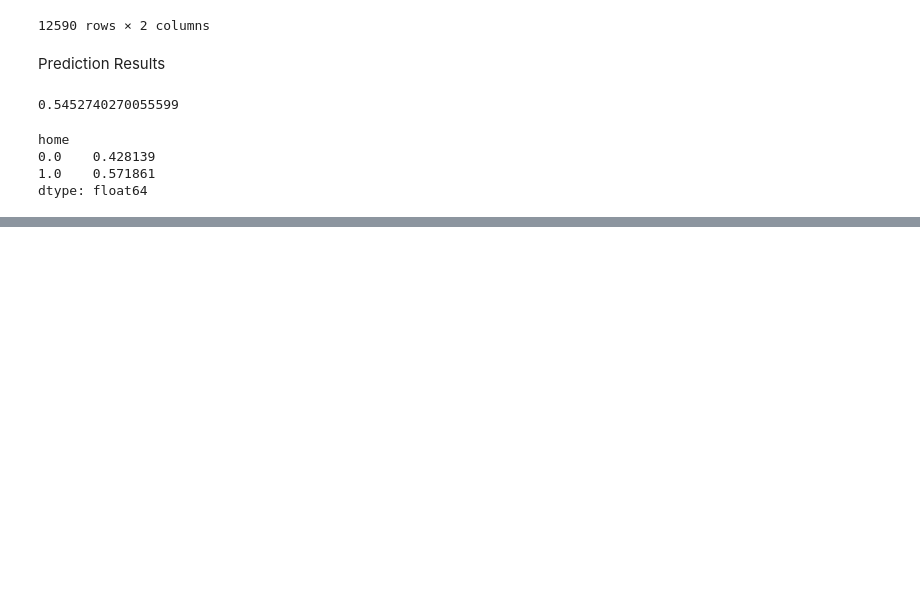
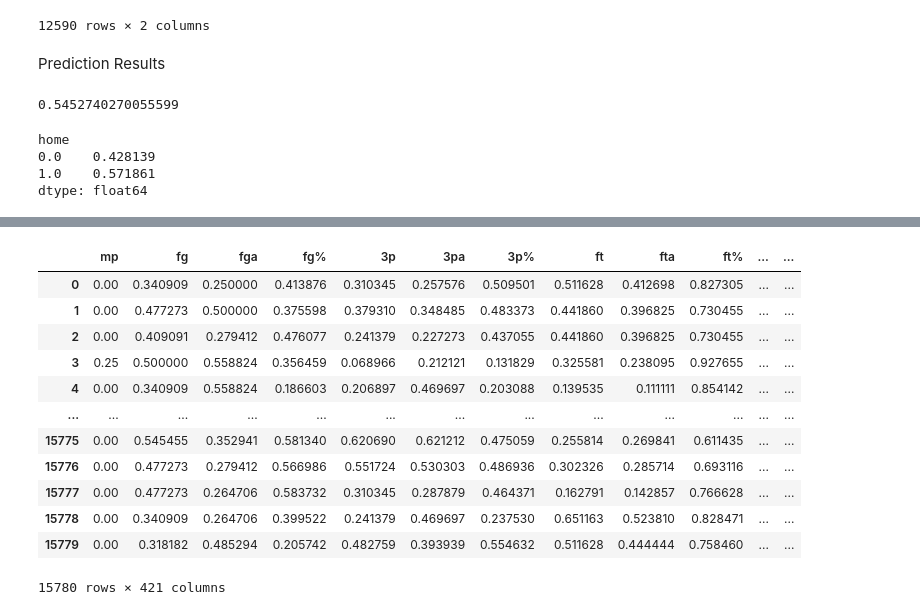
Before and after one commit to ABay23/nba-predictor, a Jupyter notebook: predict.ipynb, the cells around one changed output, grey strips where cells are left out. Saved outputs shown, nothing was run; the diff lists cells and outputs as text; code cells hidden in the pictures; blank space fills up the shorter version.

```diff
--- a/predict.ipynb
+++ b/predict.ipynb
@@ -308,0 +383,18 @@ dtype: float64
+# %%
+
+full = df.merge(df[rolling_cols + ["team_opp_next", "date_next", "team"]], left_on=["team", "date_next"], right_on=["team_opp_next", "date_next"])
+full
+# %% [output]
+|  | mp | fg | fga | fg% | 3p | 3pa | 3p% | ft | fta | ft% | ... | ... |
+| 0 | 0.00 | 0.340909 | 0.250000 | 0.413876 | 0.310345 | 0.257576 | 0.509501 | 0.511628 | 0.412698 | 0.827305 | ... | ... |
+| 1 | 0.00 | 0.477273 | 0.500000 | 0.375598 | 0.379310 | 0.348485 | 0.483373 | 0.441860 | 0.396825 | 0.730455 | ... | ... |
+| 2 | 0.00 | 0.409091 | 0.279412 | 0.476077 | 0.241379 | 0.227273 | 0.437055 | 0.441860 | 0.396825 | 0.730455 | ... | ... |
+| 3 | 0.25 | 0.500000 | 0.558824 | 0.356459 | 0.068966 | 0.212121 | 0.131829 | 0.325581 | 0.238095 | 0.927655 | ... | ... |
+| 4 | 0.00 | 0.340909 | 0.558824 | 0.186603 | 0.206897 | 0.469697 | 0.203088 | 0.139535 | 0.111111 | 0.854142 | ... | ... |
+| ... | ... | ... | ... | ... | ... | ... | ... | ... | ... | ... | ... | ... |
+| 15775 | 0.00 | 0.545455 | 0.352941 | 0.581340 | 0.620690 | 0.621212 | 0.475059 | 0.255814 | 0.269841 | 0.611435 | ... | ... |
+| 15776 | 0.00 | 0.477273 | 0.279412 | 0.566986 | 0.551724 | 0.530303 | 0.486936 | 0.302326 | 0.285714 | 0.693116 | ... | ... |
+| 15777 | 0.00 | 0.477273 | 0.264706 | 0.583732 | 0.310345 | 0.287879 | 0.464371 | 0.162791 | 0.142857 | 0.766628 | ... | ... |
+| 15778 | 0.00 | 0.340909 | 0.264706 | 0.399522 | 0.241379 | 0.469697 | 0.237530 | 0.651163 | 0.523810 | 0.828471 | ... | ... |
+| 15779 | 0.00 | 0.318182 | 0.485294 | 0.205742 | 0.482759 | 0.393939 | 0.554632 | 0.511628 | 0.444444 | 0.758460 | ... | ... |
+15780 rows × 421 columns
```
Also changed, not shown: parts of 13 cells of this notebook.
